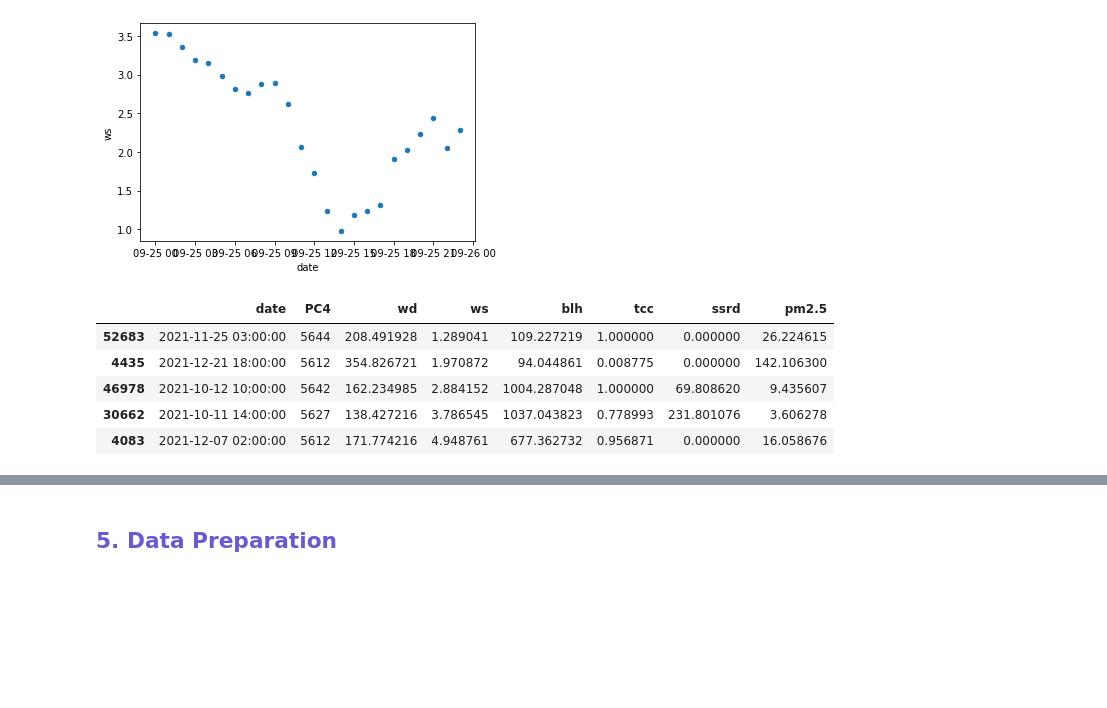
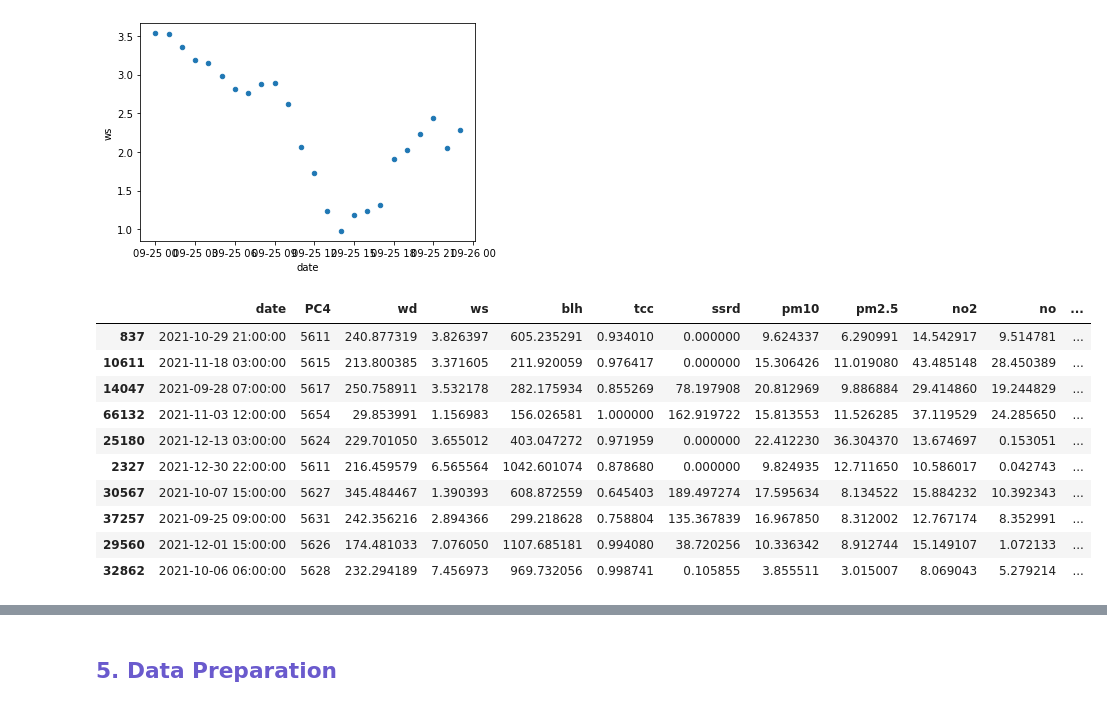
Before and after one commit to rawan-a-d/Air-Quality-Prediction, a Jupyter notebook: notebook.ipynb, the cells around one changed output, grey strips where cells are left out. Saved outputs shown, nothing was run; the diff lists cells and outputs as text; code cells hidden in the pictures; blank space fills up the shorter version.

```diff
--- a/notebook.ipynb
+++ b/notebook.ipynb
@@ -143,12 +143,17 @@ one_day.plot.scatter(x = 'date', y = 'ws')
 <AxesSubplot:xlabel='date', ylabel='ws'>
 [figure]
 # %%
-df_meteo_air_pollution = pd.merge(df_meteo, df_air_pollution[['PC4','date', 'pm2.5']], on=['PC4', 'date'])
-df_meteo_air_pollution.sample(5)
+df_meteo_air_pollution = pd.merge(df_meteo, df_air_pollution[['PC4','date', 'pm10', 'pm2.5', 'no2',	'no', 'so2']], on=['PC4', 'date'])
+df_meteo_air_pollution.sample(10)
 # %% [output]
-|  | date | PC4 | wd | ws | blh | tcc | ssrd | pm2.5 |
-| 52683 | 2021-11-25 03:00:00 | 5644 | 208.491928 | 1.289041 | 109.227219 | 1.000000 | 0.000000 | 26.224615 |
-| 4435 | 2021-12-21 18:00:00 | 5612 | 354.826721 | 1.970872 | 94.044861 | 0.008775 | 0.000000 | 142.106300 |
-| 46978 | 2021-10-12 10:00:00 | 5642 | 162.234985 | 2.884152 | 1004.287048 | 1.000000 | 69.808620 | 9.435607 |
-| 30662 | 2021-10-11 14:00:00 | 5627 | 138.427216 | 3.786545 | 1037.043823 | 0.778993 | 231.801076 | 3.606278 |
-| 4083 | 2021-12-07 02:00:00 | 5612 | 171.774216 | 4.948761 | 677.362732 | 0.956871 | 0.000000 | 16.058676 |
+|  | date | PC4 | wd | ws | blh | tcc | ssrd | pm10 | pm2.5 | no2 | no | ... |
+| 837 | 2021-10-29 21:00:00 | 5611 | 240.877319 | 3.826397 | 605.235291 | 0.934010 | 0.000000 | 9.624337 | 6.290991 | 14.542917 | 9.514781 | ... |
+| 10611 | 2021-11-18 03:00:00 | 5615 | 213.800385 | 3.371605 | 211.920059 | 0.976417 | 0.000000 | 15.306426 | 11.019080 | 43.485148 | 28.450389 | ... |
+| 14047 | 2021-09-28 07:00:00 | 5617 | 250.758911 | 3.532178 | 282.175934 | 0.855269 | 78.197908 | 20.812969 | 9.886884 | 29.414860 | 19.244829 | ... |
+| 66132 | 2021-11-03 12:00:00 | 5654 | 29.853991 | 1.156983 | 156.026581 | 1.000000 | 162.919722 | 15.813553 | 11.526285 | 37.119529 | 24.285650 | ... |
+| 25180 | 2021-12-13 03:00:00 | 5624 | 229.701050 | 3.655012 | 403.047272 | 0.971959 | 0.000000 | 22.412230 | 36.304370 | 13.674697 | 0.153051 | ... |
+| 2327 | 2021-12-30 22:00:00 | 5611 | 216.459579 | 6.565564 | 1042.601074 | 0.878680 | 0.000000 | 9.824935 | 12.711650 | 10.586017 | 0.042743 | ... |
+| 30567 | 2021-10-07 15:00:00 | 5627 | 345.484467 | 1.390393 | 608.872559 | 0.645403 | 189.497274 | 17.595634 | 8.134522 | 15.884232 | 10.392343 | ... |
+| 37257 | 2021-09-25 09:00:00 | 5631 | 242.356216 | 2.894366 | 299.218628 | 0.758804 | 135.367839 | 16.967850 | 8.312002 | 12.767174 | 8.352991 | ... |
+| 29560 | 2021-12-01 15:00:00 | 5626 | 174.481033 | 7.076050 | 1107.685181 | 0.994080 | 38.720256 | 10.336342 | 8.912744 | 15.149107 | 1.072133 | ... |
+| 32862 | 2021-10-06 06:00:00 | 5628 | 232.294189 | 7.456973 | 969.732056 | 0.998741 | 0.105855 | 3.855511 | 3.015007 | 8.069043 | 5.279214 | ... |
```
Also changed, not shown: parts of 5 cells of this notebook.
